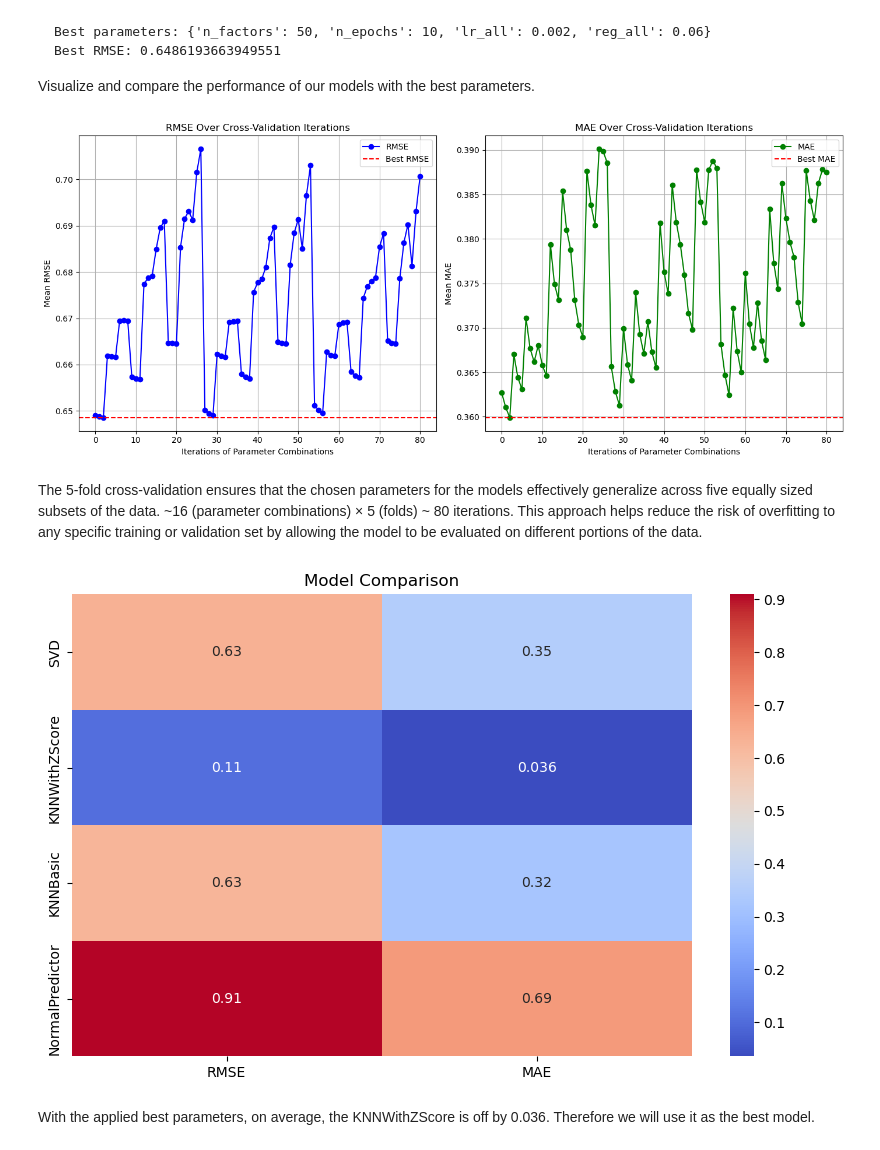
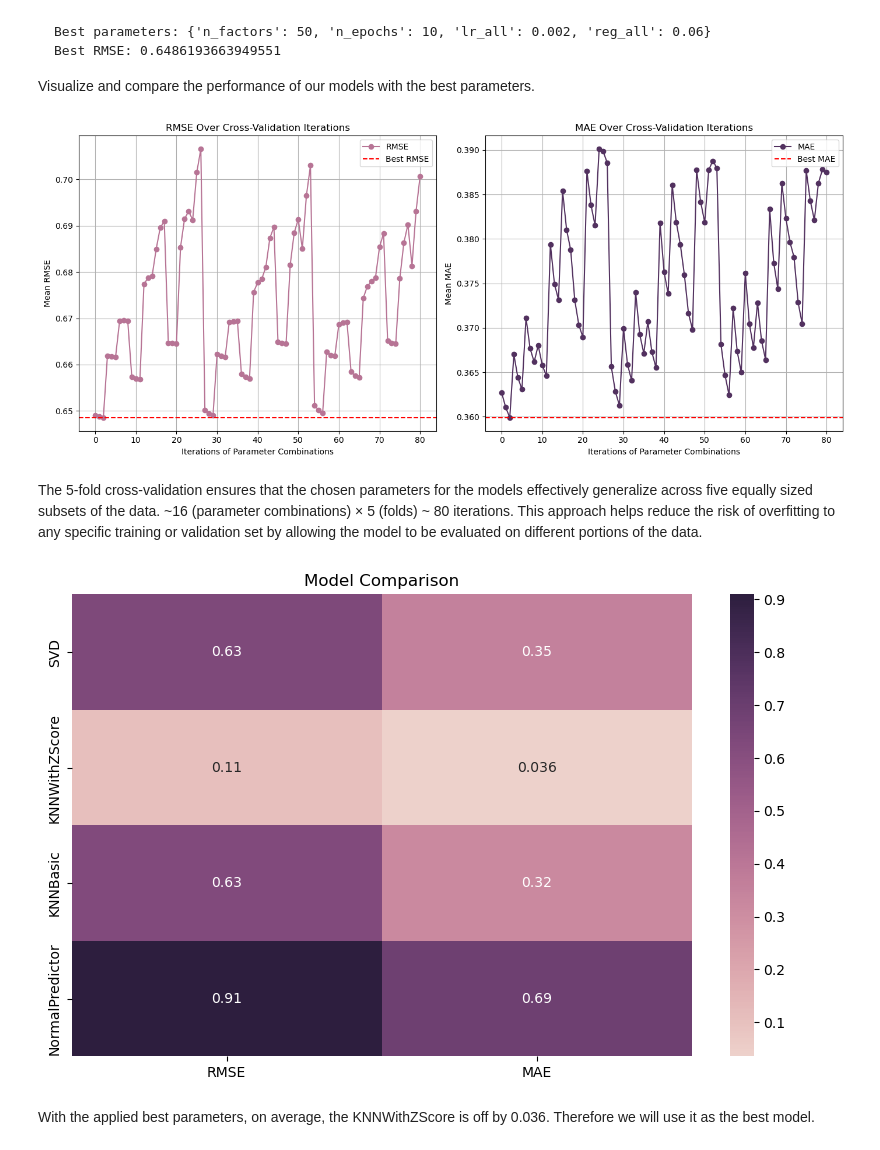
Before and after one commit to renaqd/team1-ADS505, a Jupyter notebook: team1-recommendation_sys.ipynb, the cells around one changed output. Saved outputs shown, nothing was run; the diff lists cells and outputs as text; code cells hidden in the pictures.

```diff
--- a/team1-recommendation_sys.ipynb
+++ b/team1-recommendation_sys.ipynb
@@ -635,7 +641,7 @@ def plot_cv_results(cv_results):
 
     # Plot RMSE over iterations
     plt.subplot(1, 2, 1)
-    plt.plot(cv_results['mean_test_rmse'], marker='o', color='b', label='RMSE')
+    plt.plot(cv_results['mean_test_rmse'], marker='o', color='#b77495', label='RMSE')
     plt.xlabel("Iterations of Parameter Combinations")
     plt.ylabel("Mean RMSE")
     plt.title("RMSE Over Cross-Validation Iterations")
@@ -645,7 +651,7 @@ def plot_cv_results(cv_results):
 
     # Plot MAE over iterations
     plt.subplot(1, 2, 2)
-    plt.plot(cv_results['mean_test_mae'], marker='o', color='g', label='MAE')
+    plt.plot(cv_results['mean_test_mae'], marker='o', color='#52315f', label='MAE')
     plt.xlabel("Iterations of Parameter Combinations")
     plt.ylabel("Mean MAE")
     plt.title("MAE Over Cross-Validation Iterations")
@@ -659,31 +665,31 @@ def plot_cv_results(cv_results):
 # Call the function with cv_results
 plot_cv_results(model_data['cv_results'])
 # %% [output]
-[figure, old version]
+[figure, new version]
 # %% [markdown]
 The 5-fold cross-validation ensures that the chosen parameters for the models effectively generalize across five equally sized subsets of the data. ~16 (parameter combinations) × 5 (folds) ~ 80 iterations. This approach helps reduce the risk of overfitting to any specific training or validation set by allowing the model to be evaluated on different portions of the data.
 # %%
 # Compare models
 def compare_models(results):
     model_metrics = {}
     for name, predictions in results.items():
         rmse = np.sqrt(np.mean([(p.r_ui - p.est)**2 for p in predictions]))
         mae = np.mean([abs(p.r_ui - p.est) for p in predictions])
         model_metrics[name] = {'RMSE': rmse, 'MAE': mae}
 
     metrics_df = pd.DataFrame(model_metrics).T
 
     plt.figure(figsize=(10, 6))
-    sns.heatmap(metrics_df, annot=True, cmap='coolwarm')
+    sns.heatmap(metrics_df, annot=True, cmap=sns.cubehelix_palette(as_cmap=True))
     plt.title('Model Comparison')
     plt.show()
 
     return metrics_df
 
 # Compare models
 metrics_df = compare_models(model_data['results'])
 # %% [output]
-[figure, old version]
+[figure, new version]
 # %% [markdown]
 With the applied best parameters, on average, the KNNWithZScore is off by 0.036. Therefore we will use it as the best model.
 # %%
```
Also changed, not shown: parts of 5 cells of this notebook.
